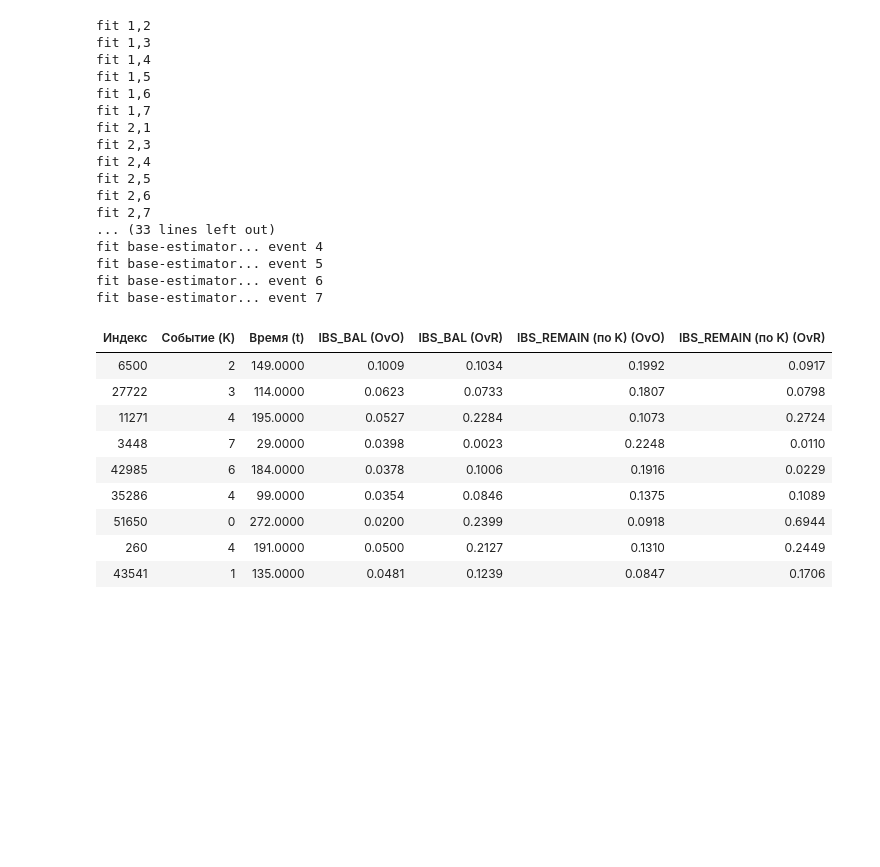
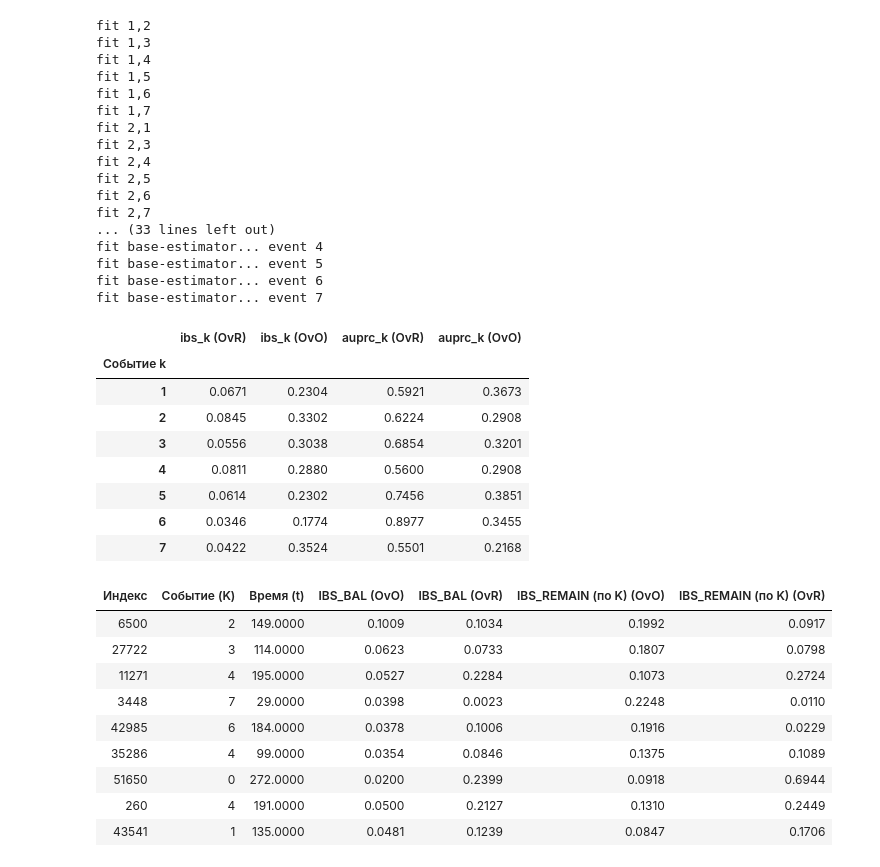
Before and after one commit to Irma-5/ms-system, a Jupyter notebook: SA_competrisk.ipynb, the cells around one changed output. Drawn from its saved outputs; the diff is of its cells as text; code cells hidden in the pictures; blank space fills up the shorter version.

```diff
--- a/SA_competrisk.ipynb
+++ b/SA_competrisk.ipynb
@@ -929,6 +962,10 @@ class OvO:
         gc.collect()
 # %%
 def batched_bradley_terry(M_tensor, alpha=0.1, max_iter=100, tol=1e-5):
+    """
+    функция для вычисления силы каждого наблюдения по матрице попарных вероятностей победы каждого наблюдения
+    основывается на модели Бредли-Терри
+    """
     N, _, K = M_tensor.shape
     wins_matrix = (M_tensor > M_tensor.transpose(1, 0, 2)).astype(float)
     W = wins_matrix.sum(axis=1).T
@@ -950,6 +987,11 @@ def batched_bradley_terry(M_tensor, alpha=0.1, max_iter=100, tol=1e-5):
     return gamma
 
 def fit_and_predict_km(ovo, x_train, y_train, x_test):
+    """
+    функция для обучения и предсказания кривых выживания на основе метода OvO с агрегацией прогнозов
+    через базовый риск и перевзвешивание с помощью весов Бредли-Терри
+    в качестве базового оценщика - kaplan-MeierFitter
+    """
     # ovo = OvO(RandomSurvivalForest(n_jobs=-1, random_state=42))
     res_ovo = ovo.fit_predict(x_train, y_train, x_test)
 
@@ -971,6 +1013,11 @@ def fit_and_predict_km(ovo, x_train, y_train, x_test):
     return sf_all
 
 def fit_and_predict_tree(ovo, x_train, y_train, x_test):
+    """
+    функция для обучения и предсказания кривых выживания на основе метода OvO с агрегацией прогнозов
+    через базовый риск и перевзвешивание с помощью весов Бредли-Терри
+    в качестве базового оценщика - Survival Tree
+    """
     # ovo = OvO(RandomSurvivalForest(n_jobs=-1, random_state=42))
     res_ovo = ovo.fit_predict(x_train, y_train, x_test)
     n_models, _, n_samples, n_time_points = res_ovo.shape
@@ -1142,7 +1198,9 @@ def ibs_remain(survival_train, survival_test, estimate, times, axis=-1):
 ### AUPRC
 # %%
 def calculate_survival_auprc_vectorized(y_true, preds, time_points, num_phi_steps=100):
-
+    """
+    функция для рассчета метрики AUPRC
+    """
     n_obs = preds.shape[0]
     ext_time_points = np.concatenate([[0], time_points])
     ext_probs = np.concatenate([np.ones((n_obs, 1)), preds], axis=1)
@@ -1444,6 +1502,67 @@ fit base-estimator... event 4
 fit base-estimator... event 5
 fit base-estimator... event 6
 fit base-estimator... event 7
+# %%
+K = 7
+events = list(range(1, K + 1))
+y_train_arr = get_y_arr_int(y_train)
+y_test_arr  = get_y_arr_int(y_test)
+
+per_event_rows = []
+for k in events:
+    y_train_k = get_y_self_event(y_train, [k])
+    y_test_k  = get_y_self_event(y_test,  [k])
+
+    mask_k      = y_test['event'] == k
+    preds_ovr_k = preds_ovr[k-1][mask_k]
+    preds_ovo_k = preds_ovo[k-1][mask_k]
+
+    ovr_ibs_k   = float(ibs_remain(y_train_k, y_test_k, preds_ovr_k, times=TIME_GRID, axis=-1))
+    ovo_ibs_k   = float(ibs_remain(y_train_k, y_test_k, preds_ovo_k, times=TIME_GRID, axis=-1))
+    ovr_auprc_k = calculate_survival_auprc_vectorized(y_test_k, preds_ovr_k, TIME_GRID)
+    ovo_auprc_k = calculate_survival_auprc_vectorized(y_test_k, preds_ovo_k, TIME_GRID)
+
+    per_event_rows.append({
+        'Событие k'    : k,
+        'ibs_k (OvR)'  : ovr_ibs_k,
+        'ibs_k (OvO)'  : ovo_ibs_k,
+        'auprc_k (OvR)': ovr_auprc_k,
+        'auprc_k (OvO)': ovo_auprc_k,
+    })
+
+df_per_event = pd.DataFrame(per_event_rows).set_index('Событие k')
+
+auprc_k_ovr = [r['auprc_k (OvR)'] for r in per_event_rows]
+auprc_k_ovo = [r['auprc_k (OvO)'] for r in per_event_rows]
+
+event_counts  = np.array([(y_test['event'] == k).sum() for k in events], dtype=float)
+event_weights = event_counts / event_counts.sum()
+
+table_style = [
+    {'selector': 'th', 'props': [
+        ('text-align', 'center'), ('background-color', '#f0f0f0'),
+        ('border', '1px solid black'), ('font-weight', 'bold')]},
+    {'selector': 'td', 'props': [
+        ('text-align', 'center'), ('border', '1px solid black')]},
+]
+
+
+
+display(
+    df_per_event.style
+    .format(precision=4)
+    .set_table_styles(table_style)
+)
+# %% [output]
+|  | ibs_k (OvR) | ibs_k (OvO) | auprc_k (OvR) | auprc_k (OvO) |
+| Событие k |  |  |  |  |
+| 1 | 0.0671 | 0.2304 | 0.5921 | 0.3673 |
+| 2 | 0.0845 | 0.3302 | 0.6224 | 0.2908 |
+| 3 | 0.0556 | 0.3038 | 0.6854 | 0.3201 |
+| 4 | 0.0811 | 0.2880 | 0.5600 | 0.2908 |
+| 5 | 0.0614 | 0.2302 | 0.7456 | 0.3851 |
+| 6 | 0.0346 | 0.1774 | 0.8977 | 0.3455 |
+| 7 | 0.0422 | 0.3524 | 0.5501 | 0.2168 |
 # %%
 colors = plt.cm.tab10.colors[:7]
 n_samples = preds_ovo.shape[1]
```
Also changed, not shown: parts of 14 cells of this notebook.
